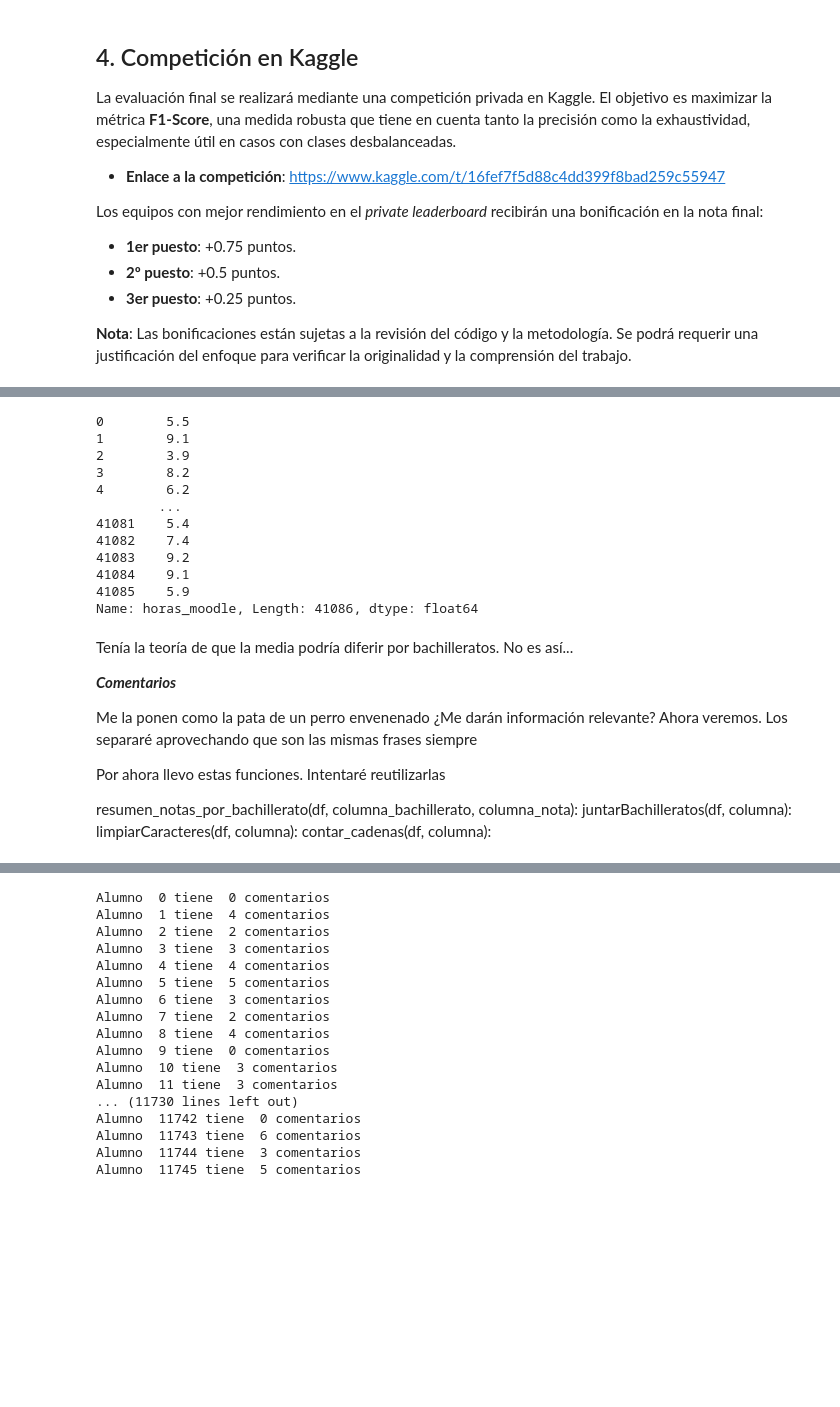
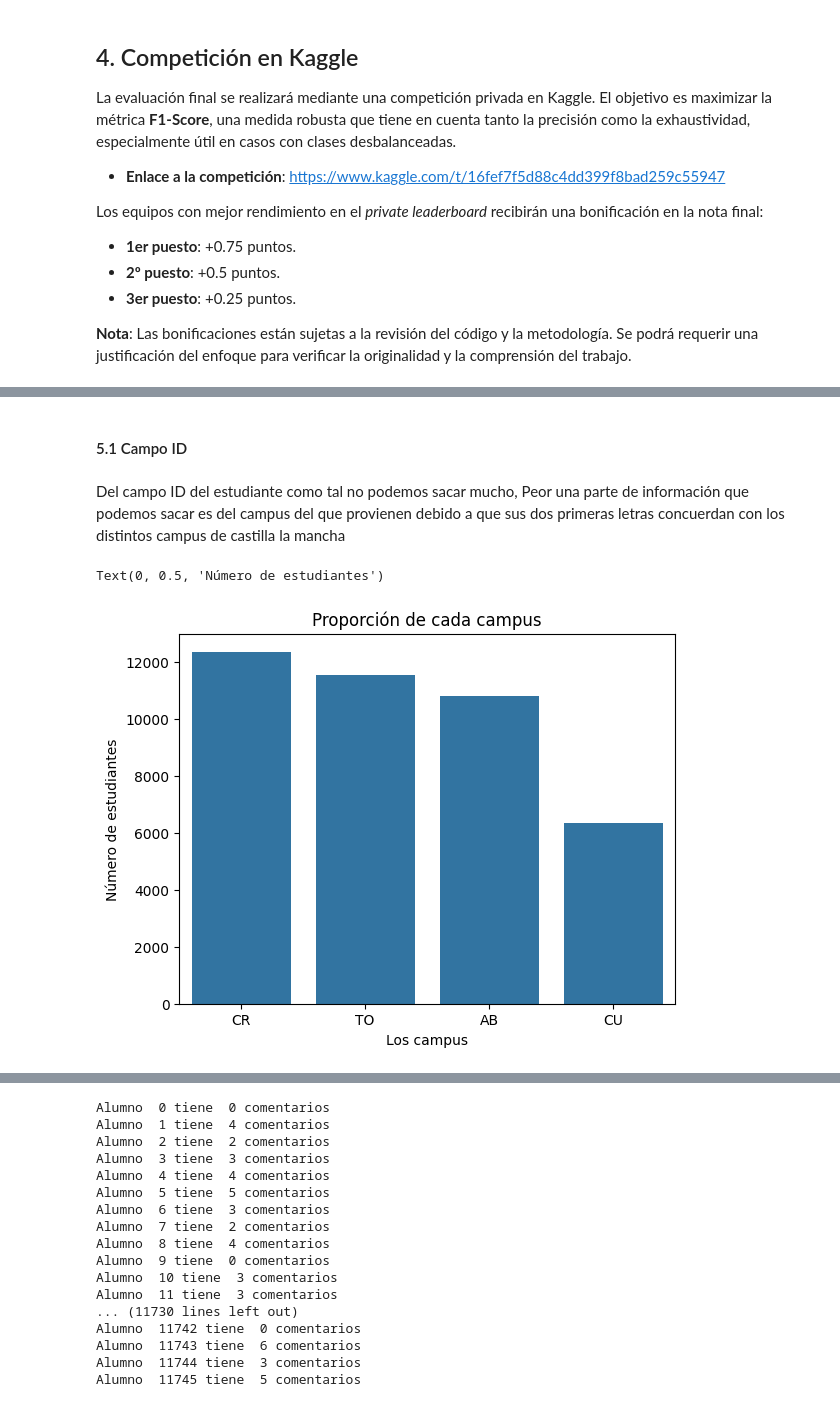
Before and after one commit to GuillermoMorcillo/Practica1Mineria, a Jupyter notebook: Práctica 1 - Análisis, procesamiento y validación .ipynb, the cells around one changed output, grey strips where cells are left out. Saved outputs shown, nothing was run; the diff lists cells and outputs as text; code cells hidden in the pictures; blank space fills up the shorter version.

```diff
--- a/Práctica 1 - Análisis, procesamiento y validación .ipynb
+++ b/Práctica 1 - Análisis, procesamiento y validación .ipynb
@@ -210,23 +215,14 @@ def limpiarString(df):
     return df_limpio
 
 
-def juntarBachilleratos(df):
-    df_junto = df.copy()
-    equivalencias = {
-        "social": "humanidades",
-        "ciencias sociales": "humanidades",
-        "cientifico": "ciencias puras",
-        "ciencias": "ciencias puras",
-        "salud": "ciencias de la salud",
-        "artistico": "artes"
-    }
-    df_junto = df_junto.replace(equivalencias)
-    return df_junto
-
-
-df_train["bachillerato"] = limpiarString(df_train["bachillerato"])
-df_train["bachillerato"] = juntarBachilleratos(df_train["bachillerato"])
-
-df_copy = df_train["bachillerato"]
-df_copy = df_copy.value_counts()
-df_copy.plot.bar()
+def limpiarNumeros(df):
+    df_limpio = df.copy()
+    df_limpio = df_limpio.apply(list)
+    df_limpio = df_limpio.apply(lambda row: row[1:] if row[0]=="~" else row[0:])
+    df_limpio = df_limpio.apply(lambda row: row[:-5] if row.__len__()>= 9 else row[0:])
+    df_limpio = df_limpio.apply(lambda row: row[:-1] if row.__len__()>=4 else row[0:])
+    df_limpio = df_limpio.apply(lambda row: [row[0]]+["."]+row[2:] if row[1] == "," else row[0:])
+    df_limpio = df_limpio.apply(lambda row: [row[0],row[1]]+["."]+row[3:] if row[2] == "," else row[0:])
+    df_limpio = df_limpio.apply(lambda row: "".join(row))
+    df_limpio = df_limpio.apply(float)
+    return df_limpio
@@ -248,30 +229,14 @@ def limpiarNumeros(df):
-# %%
-df_copy2 = limpiarNumeros(df_train["horas_moodle"])
-df_copy2
-# %% [output]
-0        5.5
-1        9.1
-2        3.9
-3        8.2
-4        6.2
-        ...
-41081    5.4
-41082    7.4
-41083    9.2
-41084    9.1
-41085    5.9
-Name: horas_moodle, Length: 41086, dtype: float64
-# %% [markdown]
-Tenía la teoría de que la media podría diferir por bachilleratos. No es así...
-
-*__Comentarios__*
-
-Me la ponen como la pata de un perro envenenado ¿Me darán información relevante?
-Ahora veremos. Los separaré aprovechando que son las mismas frases siempre
-
-Por ahora llevo estas funciones. Intentaré reutilizarlas
-
-resumen_notas_por_bachillerato(df, columna_bachillerato, columna_nota):
-juntarBachilleratos(df, columna):
-limpiarCaracteres(df, columna):
-contar_cadenas(df, columna):
+# %% [markdown]
+#### 5.1 Campo ID
+# %% [markdown]
+Del campo ID del estudiante como tal no podemos sacar mucho, Peor una parte de información que podemos sacar es del campus del que provienen debido a que sus dos primeras letras concuerdan con los distintos campus de castilla la mancha
+# %%
+df_id = df_train["id"].apply(lambda row: row[0:2])
+df_id = df_id.value_counts()
+sns.barplot(df_id)
+plt.title("Proporción de cada campus")
+plt.xlabel("Los campus")
+plt.ylabel("Número de estudiantes")
+# %% [output]
+Text(0, 0.5, 'Número de estudiantes')
+[figure, added]
```
Also changed, not shown: parts of 29 cells of this notebook.
